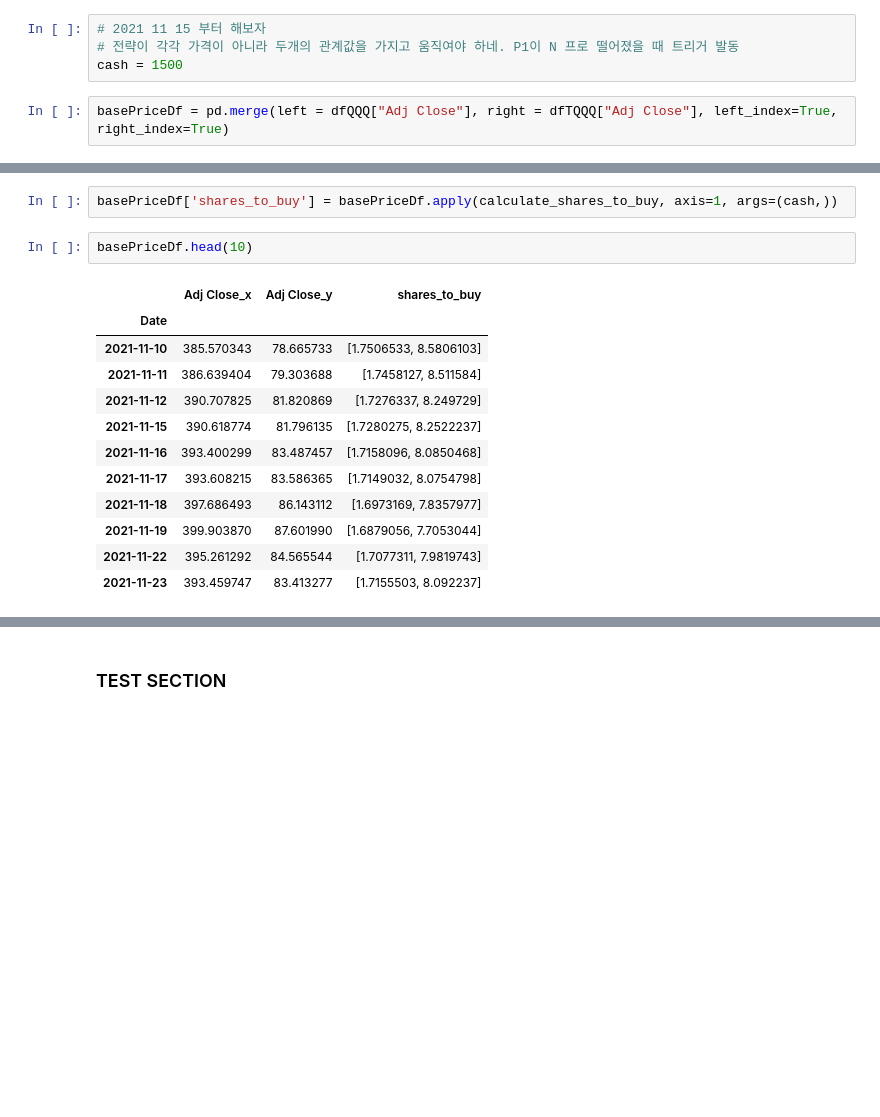
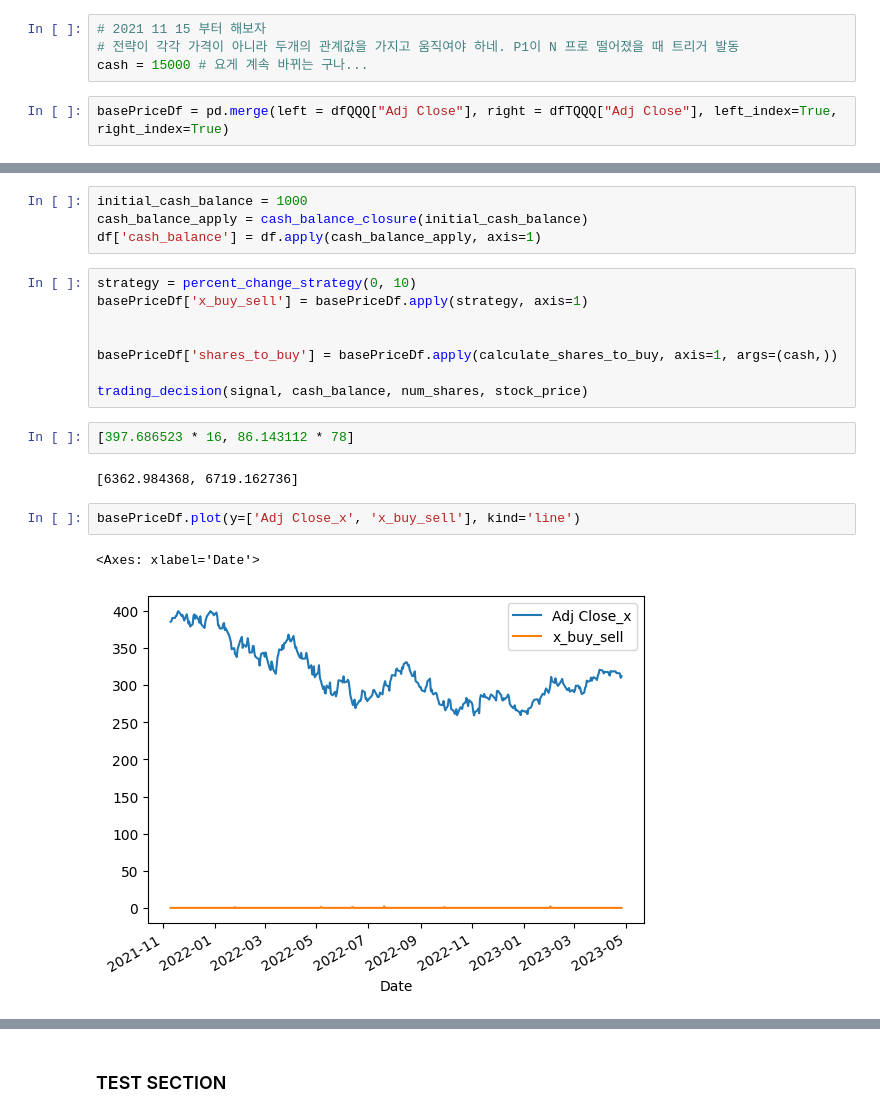
Before and after one commit to nosignal00/researchSpace, a Jupyter notebook: MultiAccountStrategy/backTestingWithChatGPT.ipynb, the cells around one changed output, grey strips where cells are left out. Cells and saved outputs as stored; diff of their text form; blank space fills up the shorter version.

Commit message:
x_buy_sell,cash_balance,shares_to_buy calculation added

```diff
--- a/MultiAccountStrategy/backTestingWithChatGPT.ipynb
+++ b/MultiAccountStrategy/backTestingWithChatGPT.ipynb
@@ -146,6 +148,6 @@ def calculate_shares_to_buy(row, cash):
 # %%
 # 2021 11 15 부터 해보자
 # 전략이 각각 가격이 아니라 두개의 관계값을 가지고 움직여야 하네. P1이 N 프로 떨어졌을 때 트리거 발동
-cash = 1500
+cash = 15000 # 요게 계속 바뀌는 구나...
 # %%
 basePriceDf = pd.merge(left = dfQQQ["Adj Close"], right = dfTQQQ["Adj Close"], left_index=True, right_index=True)
@@ -152,17 +182,21 @@ basePriceDf = pd.merge(left = dfQQQ["Adj Close"], right = dfTQQQ["Adj Close"], l
+# %%
+initial_cash_balance = 1000
+cash_balance_apply = cash_balance_closure(initial_cash_balance)
+df['cash_balance'] = df.apply(cash_balance_apply, axis=1)
 # %%
+strategy = percent_change_strategy(0, 10)
+basePriceDf['x_buy_sell'] = basePriceDf.apply(strategy, axis=1)
+
+
 basePriceDf['shares_to_buy'] = basePriceDf.apply(calculate_shares_to_buy, axis=1, args=(cash,))
+
+trading_decision(signal, cash_balance, num_shares, stock_price)
-# %%
-basePriceDf.head(10)
-# %% [output]
-|  | Adj Close_x | Adj Close_y | shares_to_buy |
-| Date |  |  |  |
-| 2021-11-10 | 385.570343 | 78.665733 | [1.7506533, 8.5806103] |
-| 2021-11-11 | 386.639404 | 79.303688 | [1.7458127, 8.511584] |
-| 2021-11-12 | 390.707825 | 81.820869 | [1.7276337, 8.249729] |
-| 2021-11-15 | 390.618774 | 81.796135 | [1.7280275, 8.2522237] |
-| 2021-11-16 | 393.400299 | 83.487457 | [1.7158096, 8.0850468] |
-| 2021-11-17 | 393.608215 | 83.586365 | [1.7149032, 8.0754798] |
-| 2021-11-18 | 397.686493 | 86.143112 | [1.6973169, 7.8357977] |
-| 2021-11-19 | 399.903870 | 87.601990 | [1.6879056, 7.7053044] |
-| 2021-11-22 | 395.261292 | 84.565544 | [1.7077311, 7.9819743] |
-| 2021-11-23 | 393.459747 | 83.413277 | [1.7155503, 8.092237] |
+# %%
+[397.686523 * 16, 86.143112 * 78]
+# %% [output]
+[6362.984368, 6719.162736]
+# %%
+basePriceDf.plot(y=['Adj Close_x', 'x_buy_sell'], kind='line')
+# %% [output]
+<Axes: xlabel='Date'>
+[figure, added]
```
Also changed, not shown: parts of 14 cells of this notebook.
